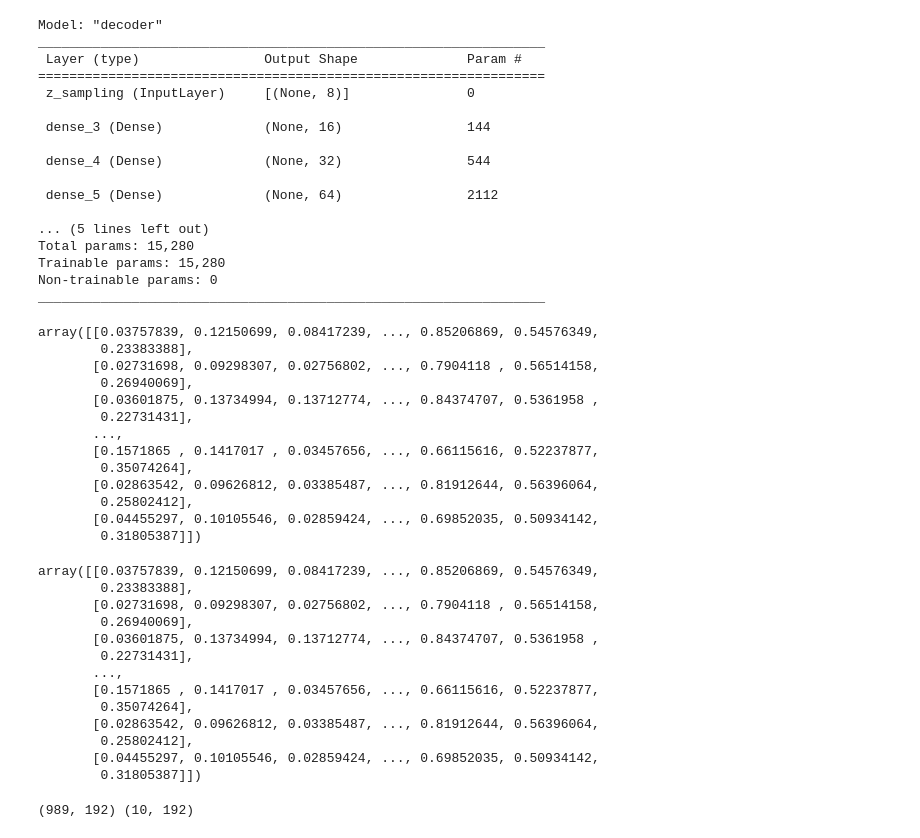
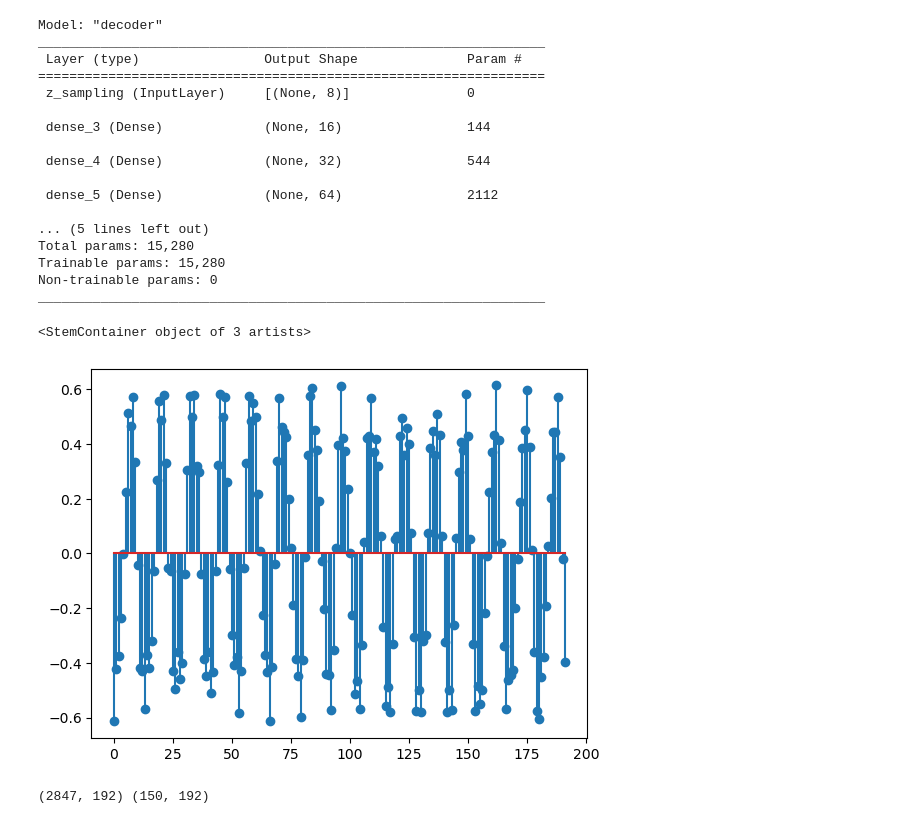
Before and after one commit to spatialaudio/Data-Driven-EIT-Imaging-using-Recurrent-Neural-Networks, a Jupyter notebook: codes/VAE_LSTM_V2.ipynb, the cells around one changed output. Cells and saved outputs as stored; diff of their text form; code cells hidden in the pictures.

```diff
--- a/codes/VAE_LSTM_V2.ipynb
+++ b/codes/VAE_LSTM_V2.ipynb
@@ -53,0 +65,13 @@ You have to generate the data...
+# %%
+n_el = 16
+r_obj = 0.35
+h0 = 0.025
+dist_exc = 8
+step_meas = 4
+
+load_path_35 = f"../data/{h0=}_{n_el=}_{r_obj=}_{dist_exc=}_{step_meas=}/"
+
+if os.path.isdir(load_path_35):
+    print("This directory exists...continue")
+else:
+    print("You have to generate the data...")
@@ -53,0 +80,13 @@ You have to generate the data...
+# %%
+n_el = 16
+r_obj = 0.4
+h0 = 0.025
+dist_exc = 8
+step_meas = 4
+
+load_path_40 = f"../data/{h0=}_{n_el=}_{r_obj=}_{dist_exc=}_{step_meas=}/"
+
+if os.path.isdir(load_path_40):
+    print("This directory exists...continue")
+else:
+    print("You have to generate the data...")
@@ -178 +238,6 @@ vae.compile(optimizer=keras.optimizers.Adam())
+# %%
+plt.stem(V_all[100, :])
+# %% [output]
+<StemContainer object of 3 artists>
+[figure, added]
 # %%
@@ -180,37 +247,5 @@ V_train , V_test = train_test_split(V, test_size=0.01, shuffle=True, random_stat
-# %%
-V_train
-# %% [output]
-array([[0.03757839, 0.12150699, 0.08417239, ..., 0.85206869, 0.54576349,
-        0.23383388],
-       [0.02731698, 0.09298307, 0.02756802, ..., 0.7904118 , 0.56514158,
-        0.26940069],
-       [0.03601875, 0.13734994, 0.13712774, ..., 0.84374707, 0.5361958 ,
-        0.22731431],
-       ...,
-       [0.1571865 , 0.1417017 , 0.03457656, ..., 0.66115616, 0.52237877,
-        0.35074264],
-       [0.02863542, 0.09626812, 0.03385487, ..., 0.81912644, 0.56396064,
-        0.25802412],
-       [0.04455297, 0.10105546, 0.02859424, ..., 0.69852035, 0.50934142,
-        0.31805387]])
-# %%
-V_train
-# %% [output]
-array([[0.03757839, 0.12150699, 0.08417239, ..., 0.85206869, 0.54576349,
-        0.23383388],
-       [0.02731698, 0.09298307, 0.02756802, ..., 0.7904118 , 0.56514158,
-        0.26940069],
-       [0.03601875, 0.13734994, 0.13712774, ..., 0.84374707, 0.5361958 ,
-        0.22731431],
-       ...,
-       [0.1571865 , 0.1417017 , 0.03457656, ..., 0.66115616, 0.52237877,
-        0.35074264],
-       [0.02863542, 0.09626812, 0.03385487, ..., 0.81912644, 0.56396064,
-        0.25802412],
-       [0.04455297, 0.10105546, 0.02859424, ..., 0.69852035, 0.50934142,
-        0.31805387]])
 # %%
-print(V_train.shape, V_test.shape)
+print(V_vae_train.shape, V_vae_test.shape)
 # %% [output]
-(989, 192) (10, 192)
+(2847, 192) (150, 192)
 # %%
```
Also changed, not shown: parts of 42 cells of this notebook, 15 other files.
